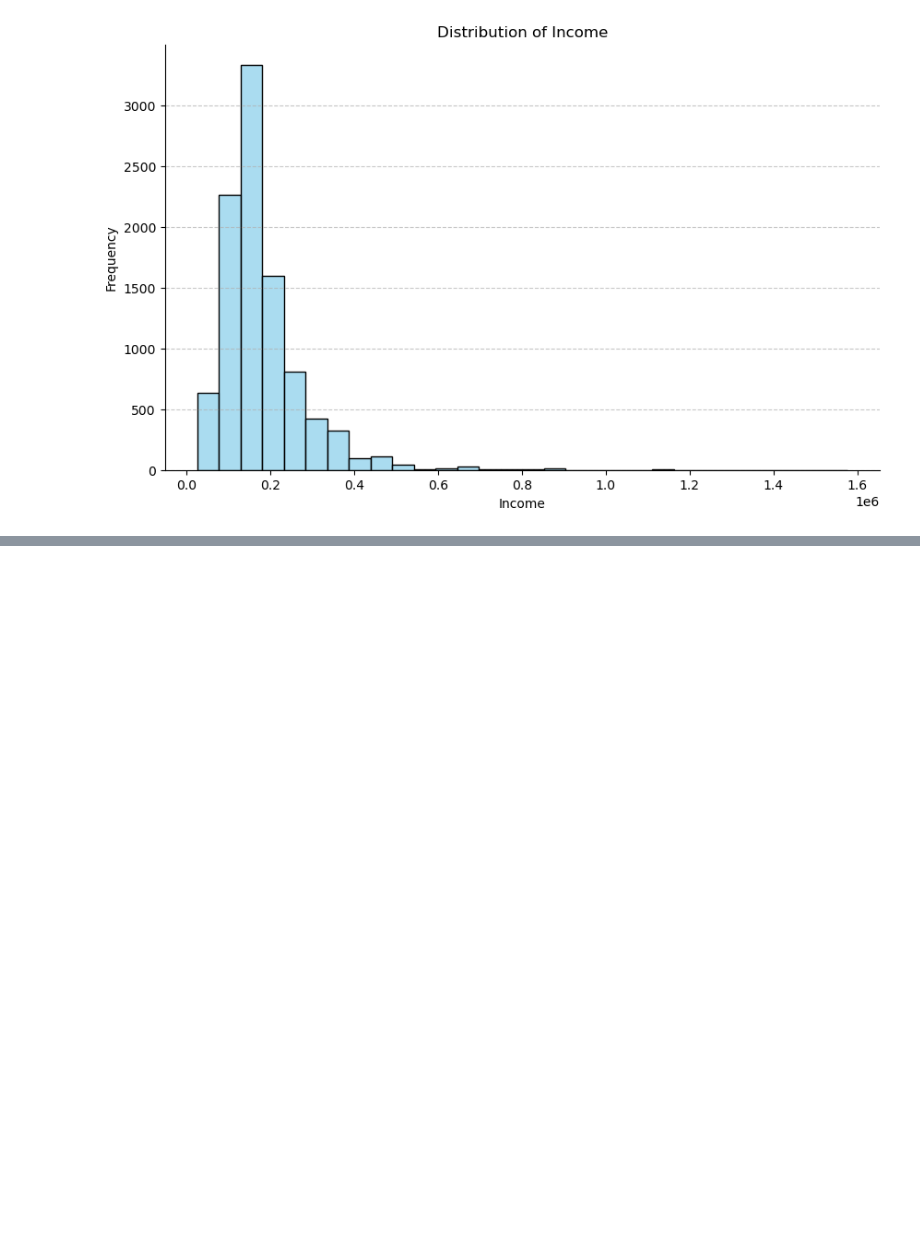
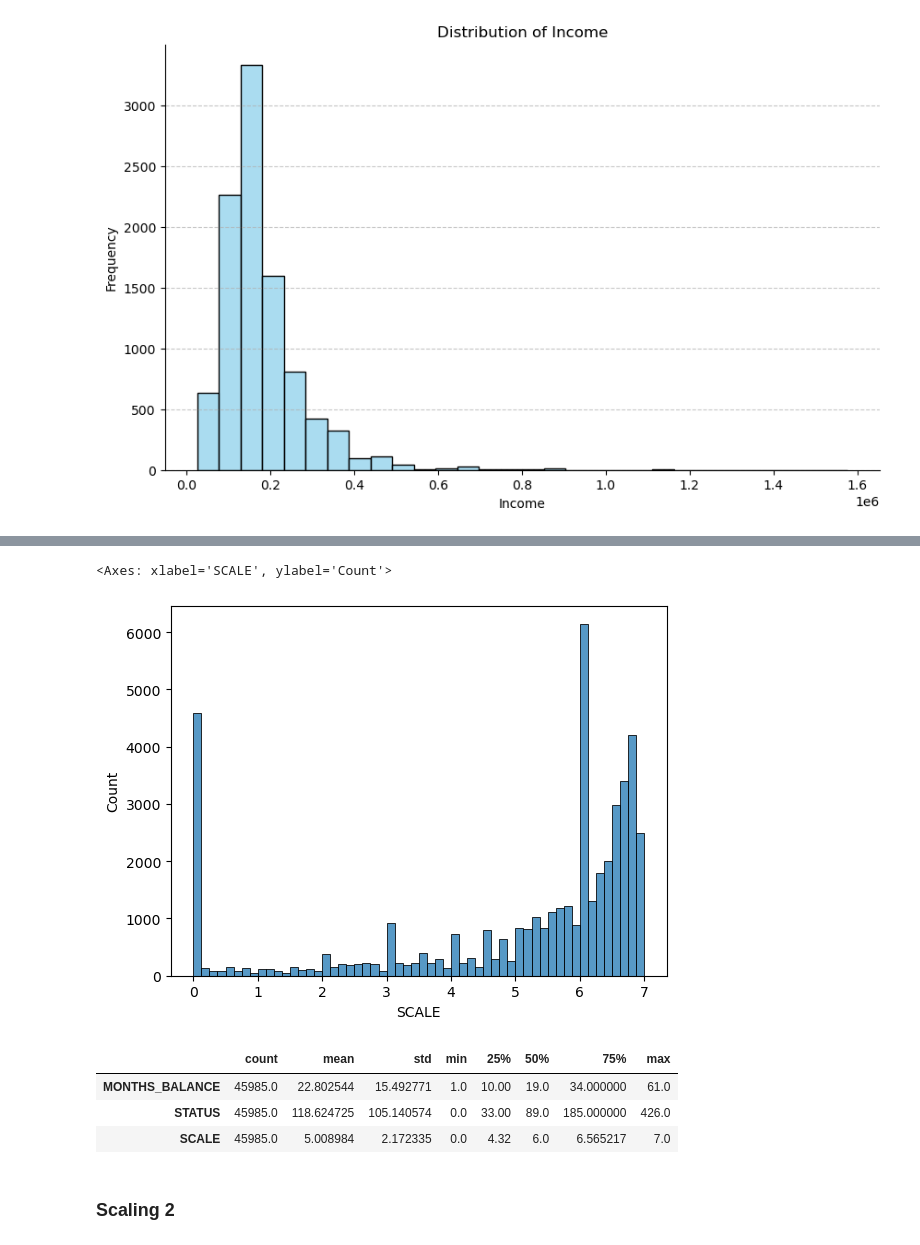
Before and after one commit to tmdcksdl/ML_Credit_Project, a Jupyter notebook: ML_Project/ML_Project2.ipynb, the cells around one changed output, grey strips where cells are left out. Saved outputs shown, nothing was run; the diff lists cells and outputs as text; code cells hidden in the pictures; blank space fills up the shorter version.

```diff
--- a/ML_Project/ML_Project2.ipynb
+++ b/ML_Project/ML_Project2.ipynb
@@ -911,0 +1028,14 @@ plt.show()
+# %%
+sns.histplot(data = agg, x='SCALE')
+# %% [output]
+<Axes: xlabel='SCALE', ylabel='Count'>
+[figure, added]
+# %%
+agg.describe().T
+# %% [output]
+|  | count | mean | std | min | 25% | 50% | 75% | max |
+| MONTHS_BALANCE | 45985.0 | 22.802544 | 15.492771 | 1.0 | 10.00 | 19.0 | 34.000000 | 61.0 |
+| STATUS | 45985.0 | 118.624725 | 105.140574 | 0.0 | 33.00 | 89.0 | 185.000000 | 426.0 |
+| SCALE | 45985.0 | 5.008984 | 2.172335 | 0.0 | 4.32 | 6.0 | 6.565217 | 7.0 |
+# %% [markdown]
+### Scaling 2
```
Also changed, not shown: parts of 21 cells of this notebook.
